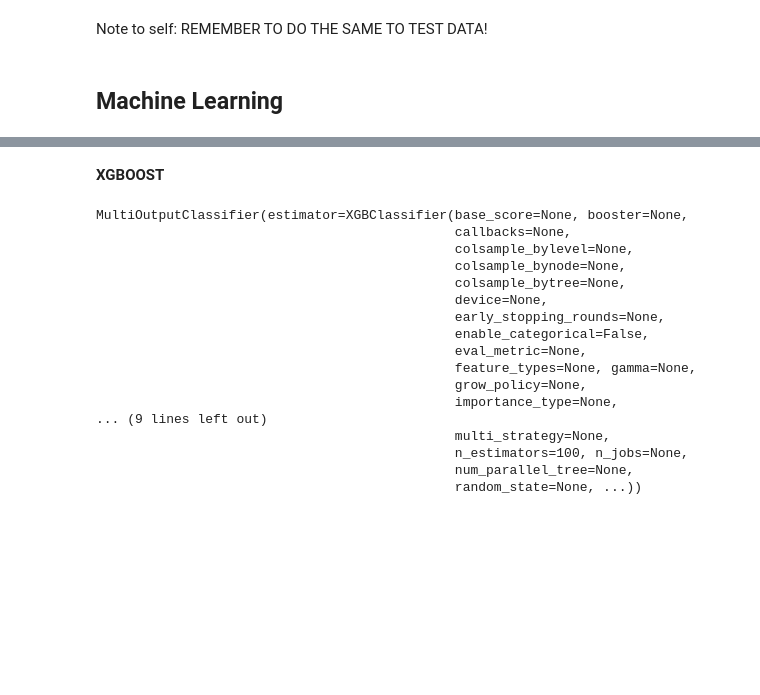
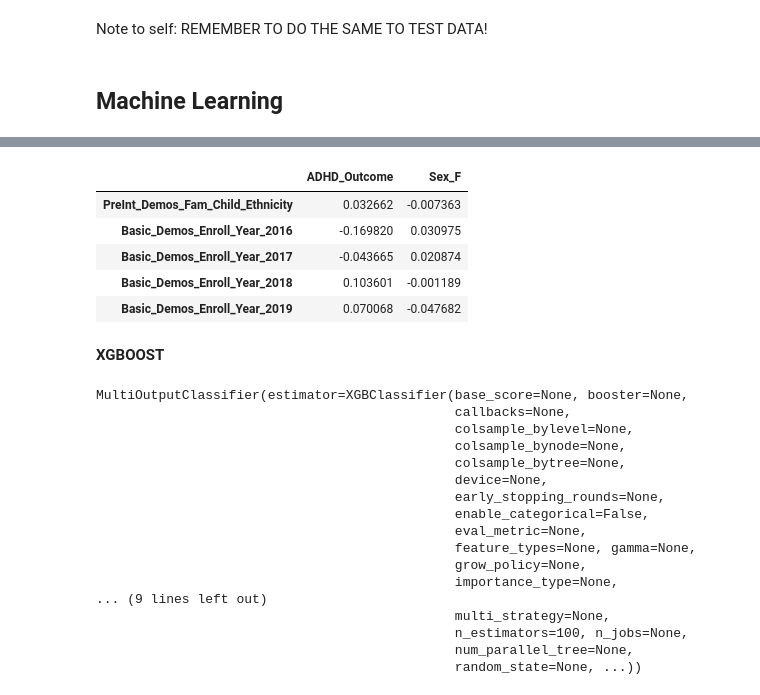
Before and after one commit to UCLA-BTT-Team21/UCLA_WiDs_Team-21, a Jupyter notebook: maya-explore.ipynb, the cells around one changed output, grey strips where cells are left out. Drawn from its saved outputs; the diff is of its cells as text; code cells hidden in the pictures; blank space fills up the shorter version.

```diff
--- a/maya-explore.ipynb
+++ b/maya-explore.ipynb
@@ -667,7 +667,7 @@ train_MRITAS_df.head()
 
 # print(top_10_columns)
 # %%
-cols_to_include_2 = ['APQ_P_APQ_P_PM', '161throw_190thcolumn', '7throw_9thcolumn', '106throw_108thcolumn', '69throw_80thcolumn']
+cols_to_include_2 = ['APQ_P_APQ_P_PM', '161throw_190thcolumn', '7throw_9thcolumn', '106throw_108thcolumn', '69throw_80thcolumn','51throw_158thcolumn', '80throw_177thcolumn', '92throw_93thcolumn']
 # %% [markdown]
 APQ_P_APQ_P_PM          0.575243\
 161throw_190thcolumn    0.264117\
@@ -820,0 +880,23 @@ Y_train = train_Solutions.drop(columns = ['participant_id'])
+# %%
+# Step 1: Ensure that 'adhd' and 'sex' are in the Y_train DataFrame
+Y_train = train_Solutions[['ADHD_Outcome', 'Sex_F']]  # Assuming 'adhd' and 'sex' are in train_Solutions
+
+# Step 2: Calculate correlations between each feature in X_train and the target columns in Y_train
+correlations = {}
+
+for target_column in Y_train.columns:  # Loop over each target column ('adhd' and 'sex')
+    corr_with_target = X_train.corrwith(Y_train[target_column])  # Calculate correlation with target column
+    correlations[target_column] = corr_with_target  # Store the correlations for each target
+
+# Step 3: Combine the results into a single DataFrame
+correlations_df = pd.DataFrame(correlations)
+
+# Step 4: Sort the correlations for both columns ('adhd' and 'sex') and find the top 20 features
+# Combine both columns into a single list and get the top 20 correlated features
+top_20_features = pd.concat([correlations_df['ADHD_Outcome'], correlations_df['Sex_F']], axis=1)
+
+# Sort by the absolute correlation value and pick top 20
+top_20_features = top_20_features.abs().mean(axis=1).sort_values(ascending=False).head(20)
+
+# Print top 20 correlated features
+print(top_20_features)
@@ -821,3 +921,12 @@ Y_train = train_Solutions.drop(columns = ['participant_id'])
+# %%
+correlations_df.head()
+# %% [output]
+|  | ADHD_Outcome | Sex_F |
+| PreInt_Demos_Fam_Child_Ethnicity | 0.032662 | -0.007363 |
+| Basic_Demos_Enroll_Year_2016 | -0.169820 | 0.030975 |
+| Basic_Demos_Enroll_Year_2017 | -0.043665 | 0.020874 |
+| Basic_Demos_Enroll_Year_2018 | 0.103601 | -0.001189 |
+| Basic_Demos_Enroll_Year_2019 | 0.070068 | -0.047682 |
 # %% [markdown]
 **XGBOOST**
 # %%
```
Also changed, not shown: parts of 36 cells of this notebook.
